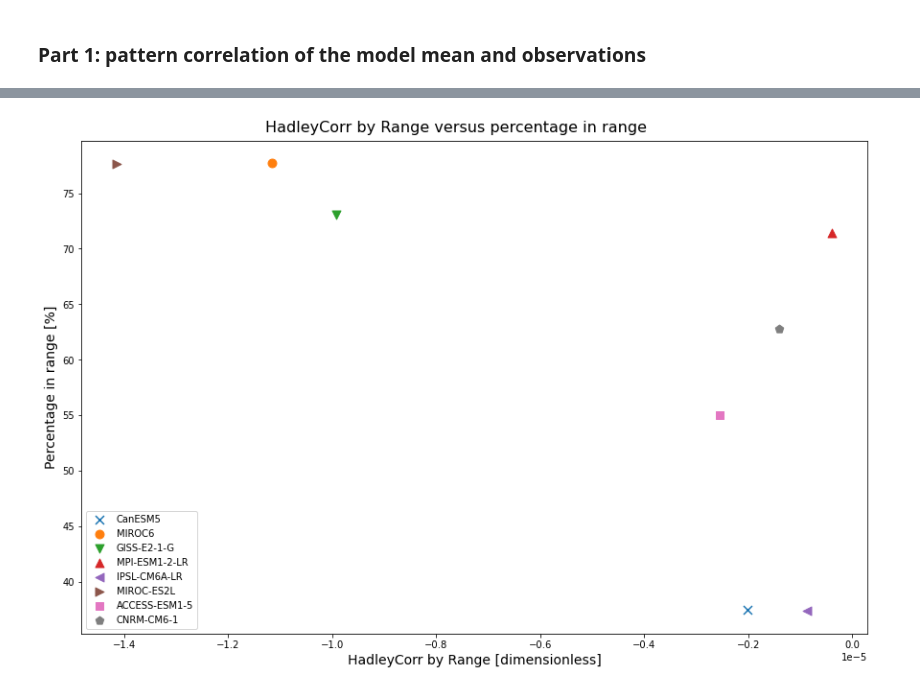
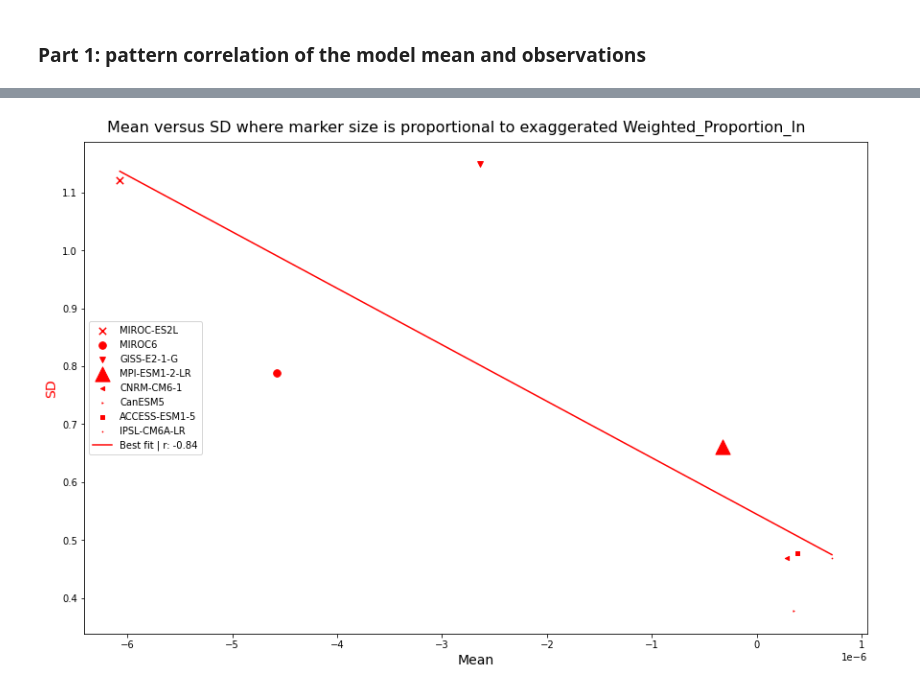
Before and after one commit to hanbyrne1995/gradient_project, a Jupyter notebook: MME_Plotting.ipynb, the cells around one changed output, grey strips where cells are left out. Cells and saved outputs as stored; diff of their text form; code cells hidden in the pictures.

Commit message:
Minor updates including simplifying calculations of the mean trend

```diff
--- a/MME_Plotting.ipynb
+++ b/MME_Plotting.ipynb
@@ -764,18 +832,0 @@ plt.show()
-# %%
-markers = ['x', 'o', 'v', '^', '<', '>', 's', 'p']
-i = 0
-norm = mcolors.Normalize(vmin = 0.3, vmax = 0.75)
-
-fig, ax = plt.subplots(figsize = (12,8), constrained_layout = True)
-fig.suptitle('Range versus Hadley correlation related to weighted proportion in', fontsize = 16)
-ax.set_xlabel('Weighted PC with Hadley [dimensionless]', fontsize = 14)
-ax.set_ylabel('Weighted mean 95% range [°K / decade]', fontsize = 14)
-
-for index, value in modelSummary.iterrows():
-    scatter = ax.scatter(value.CorrHad, value.Range, c = value.Weighted_Proportion_In, cmap = 'viridis', norm = norm, marker = markers[i], s = 80, label = index)
-    i += 1
-
-plt.legend()
-colorBar = plt.colorbar(scatter)
-colorBar.set_label('Weighted proportion in [dimensionless]', rotation = 270, labelpad = 12, fontsize = 12)
-plt.show()
@@ -784,19 +1080,32 @@ plt.show()
 # %%
-# trying the other figure for the combined metric
+# calculating line of best fit and plotting that as well
+xVar = 'Mean'
+yVar1 = 'SD'
+sizeVar = 'Weighted_Proportion_In'
+
+slope1, intercept1 = np.polyfit(modelSummary[xVar], modelSummary[yVar1], 1)
+r1, _1 = pearsonr(modelSummary[xVar], modelSummary[yVar1])
+
+xFit = np.linspace(modelSummary[xVar].min(), modelSummary[xVar].max(), len(modelSummary.index))
+yFit1 = slope1 * xFit + intercept1
+
+# plotting
 markers = ['x', 'o', 'v', '^', '<', '>', 's', 'p']
 i = 0
-norm = mcolors.Normalize(vmin = 30, vmax = 50)
 
 fig, ax = plt.subplots(figsize = (12,8), constrained_layout = True)
-fig.suptitle('HadleyCorr by Range versus percentage in range', fontsize = 16)
-ax.set_xlabel('HadleyCorr by Range [dimensionless]', fontsize = 14)
-ax.set_ylabel('Percentage in range [%]', fontsize = 14)
+fig.suptitle(f'{xVar} versus {yVar1} where marker size is proportional to exaggerated {sizeVar}', fontsize = 16)
+ax.set_xlabel(f'{xVar}', fontsize = 14)
+ax.set_ylabel(f'{yVar1}', fontsize = 14, color = 'red')
 
-for index, value in modelSummary.iterrows():
-    scatter = ax.scatter(value.RangeByCorrHad, value.Percent_In, marker = markers[i], s = 80, label = index)
+for index, value in modelSummary.sort_values('Mean').iterrows():
+    scatter = ax.scatter(value[xVar], value[yVar1], marker = markers[i], s = (value[sizeVar]/1000)**5, c = 'red', label = index)
     i += 1
 
-plt.legend()
+ax.plot(xFit, yFit1, color = 'red', label = f'Best fit | r: {r1:.2f}')
+#ax.axvline(x = dfHadTrendsWeighted.mean(), label = 'Hadley')
+plt.legend(loc = 'center left')
+
 plt.show()
 # %% [output]
-[figure, old version]
+[figure, new version]
```
Also changed, not shown: parts of 46 cells of this notebook.
